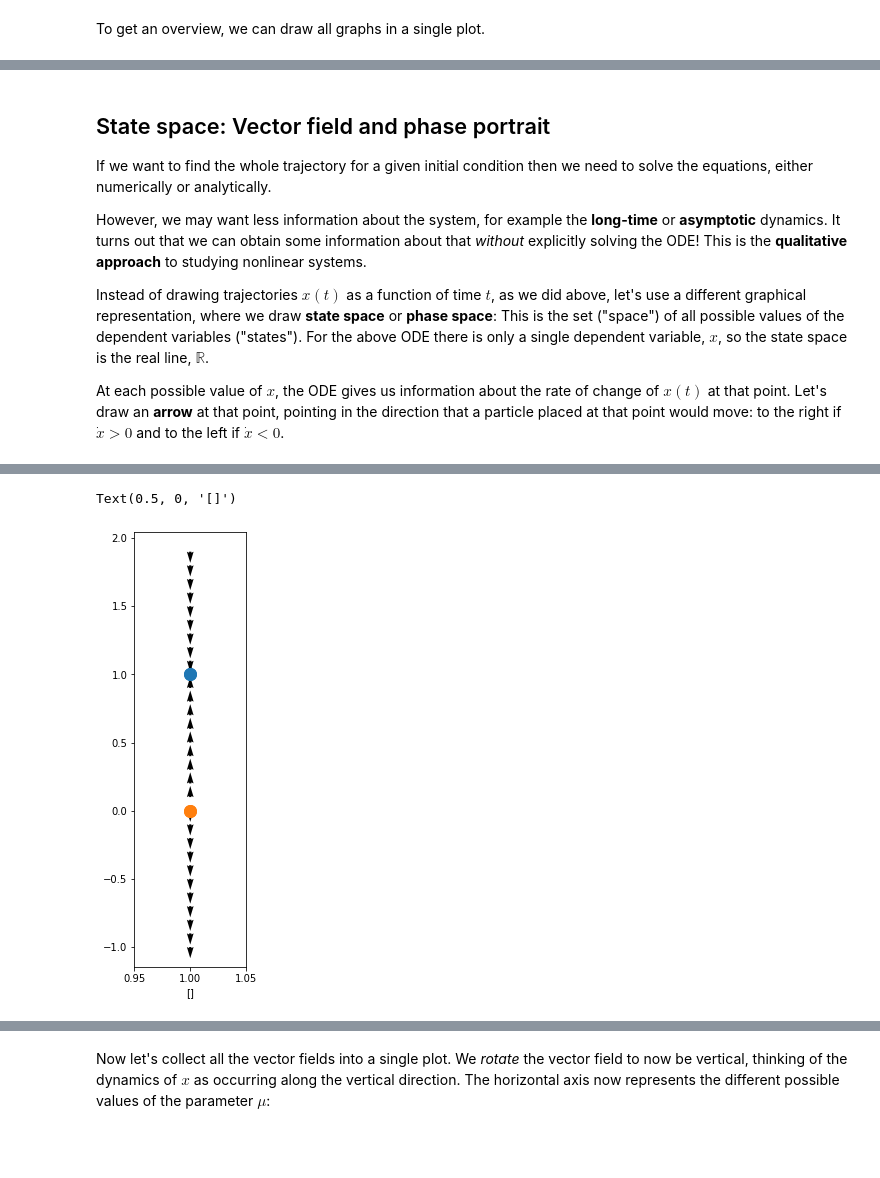
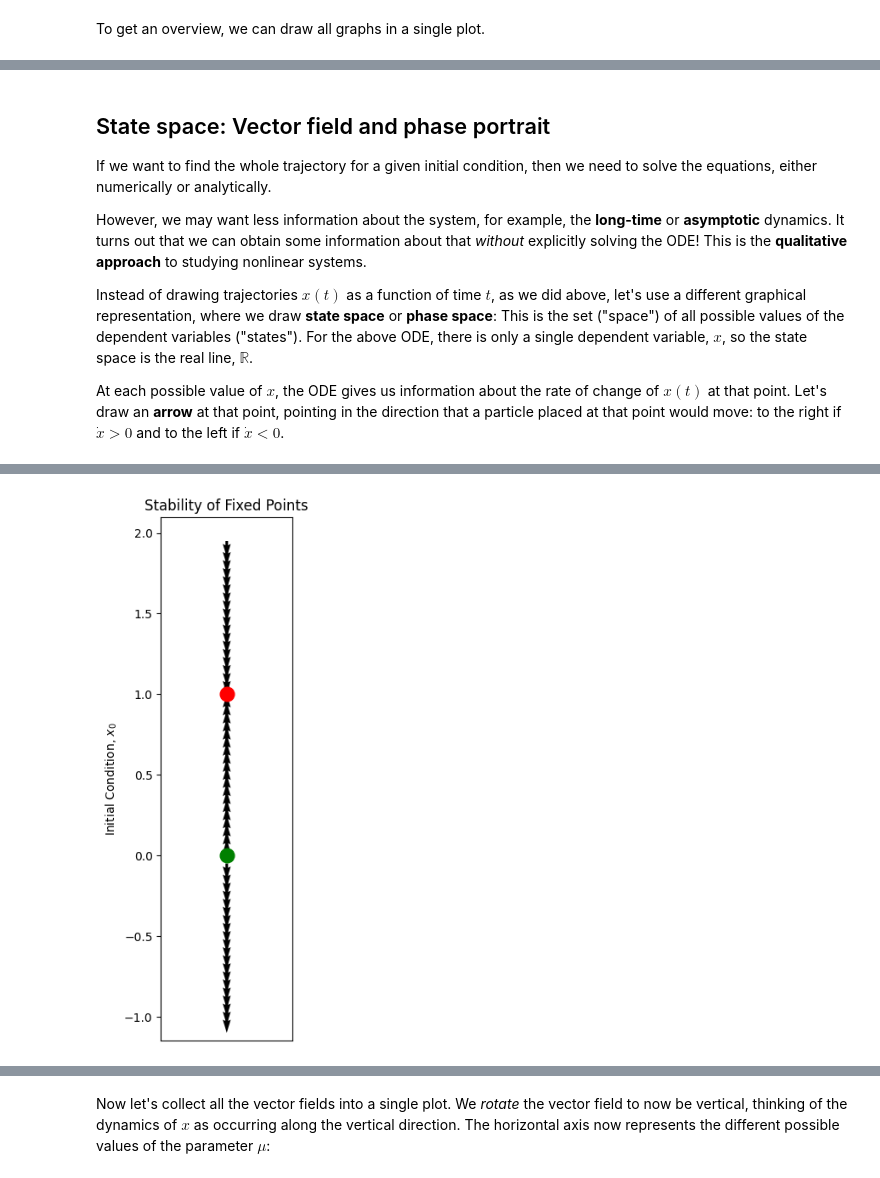
Before and after one commit to florianboergel/climateoftheocean, a Jupyter notebook: 2020-11-12-non-linear-dynamics.ipynb, the cells around one changed output, grey strips where cells are left out. Cells and saved outputs as stored; diff of their text form; code cells hidden in the pictures; blank space fills up the shorter version.

```diff
--- a/2020-11-12-non-linear-dynamics.ipynb
+++ b/2020-11-12-non-linear-dynamics.ipynb
@@ -61,9 +61,0 @@ $$ x_{n+1} = x_n + \Delta t \cdot \text{tendency}(x_n; ...)$$
-# %%
-def logistic(x, timesteps):
-    x = np.asarray(x)
-    for i in np.diff(timesteps):
-        if x.size == 1:
-            x = np.append(x, x + i * x * (1-x))
-        else:
-            x = np.append(x, x[-1] + i * x[-1] * (1-x[-1]))
-    return x
@@ -141,37 +173,19 @@ In general it is not possible to find analytical formulas for the position and s
 # %% [markdown]
 ## State space: Vector field and phase portrait
 
+If we want to find the whole trajectory for a given initial condition, then we need to solve the equations, either numerically or analytically.
 
-If we want to find the whole trajectory for a given initial condition then we need to solve the equations, either numerically or analytically.
+However, we may want less information about the system, for example, the **long-time** or **asymptotic** dynamics. It turns out that we can obtain some information about that *without* explicitly solving the ODE! This is the **qualitative approach** to studying nonlinear systems.
 
-However, we may want less information about the system, for example the **long-time** or **asymptotic** dynamics. It turns out that we can obtain some information about that *without* explicitly solving the ODE! This is the **qualitative approach** to studying nonlinear systems.
-
-Instead of drawing trajectories $x(t)$ as a function of time $t$, as we did above, let's use a different graphical representation, where we draw **state space** or **phase space**: This is the set ("space") of all possible values of the dependent variables ("states"). For the above ODE there is only a single dependent variable, $x$, so the state space is the real line, $\mathbb{R}$.
+Instead of drawing trajectories $x(t)$ as a function of time $t$, as we did above, let's use a different graphical representation, where we draw **state space** or **phase space**: This is the set ("space") of all possible values of the dependent variables ("states"). For the above ODE, there is only a single dependent variable, $x$, so the state space is the real line, $\mathbb{R}$.
 
 At each possible value of $x$, the ODE gives us information about the rate of change of $x(t)$ at that point. Let's draw an **arrow** at that point, pointing in the direction that a particle placed at that point would move: to the right if $\dot{x} > 0$ and to the left if $\dot{x} < 0$.
 # %%
-tag = HTML('''<script>
-code_show=true;
-function code_toggle() {
-    if (code_show){
-        $('div.cell.code_cell.rendered.selected div.input').hide();
-    } else {
-        $('div.cell.code_cell.rendered.selected div.input').show();
-    }
-    code_show = !code_show
-}
-$( document ).ready(code_toggle);
-</script>
-To show/hide this cell's raw code input, click <a href="javascript:code_toggle()">here</a>.''')
-display(tag)
-
-
 states = np.array([])
-initial_conditions = np.arange(-1, 2, 0.1)
+initial_conditions = np.arange(-1, 2, 0.05)
 
 for initial_condition in initial_conditions:
     states = np.append(states, logistic(initial_condition, t1)[-1])
-
 
 X = np.ones(len(states))
 Y = initial_conditions.copy()
@@ -179,12 +193,23 @@ U = np.zeros(len(states))
 V = np.ones(len(states))
 V[states - initial_conditions < 0] = -1
 
+states[states == -np.inf] = 2
 
-states[states == -np.inf] = 2
+# Create the quiver plot
 plt.figure(figsize=(2,8))
-plt.quiver(X, Y, U, V, scale = 10, width = 0.02)
-plt.plot([1,1],[1,1], marker = 'o', markersize = 12)
-plt.plot([1,1],[0,0], marker = 'o', markersize = 12)
-plt.xlim([1,1])
-plt.xlabel([])
+plt.quiver(X, Y, U, V, scale=10, width=0.02, angles='xy', scale_units='xy')
+
+# Mark the fixed points
+plt.plot([1, 1], 'ro', markersize=12)
+plt.plot([1, 0], 'go', markersize=12)
+# Set plot limits and remove x-axis labels
+plt.xlim([1, 1])
+plt.xticks([])
+
+# Add labels
+plt.ylabel('Initial Condition, $x_0$')
+plt.title('Stability of Fixed Points')
+
+# Show the plot
+plt.show()
 # %% [output]
@@ -192,3 +216,2 @@ plt.xlabel([])
-Text(0.5, 0, '[]')
-[figure, old version]
+[figure, new version]
 # %% [markdown]
```
Also changed, not shown: parts of 37 cells of this notebook, 1 other file.
